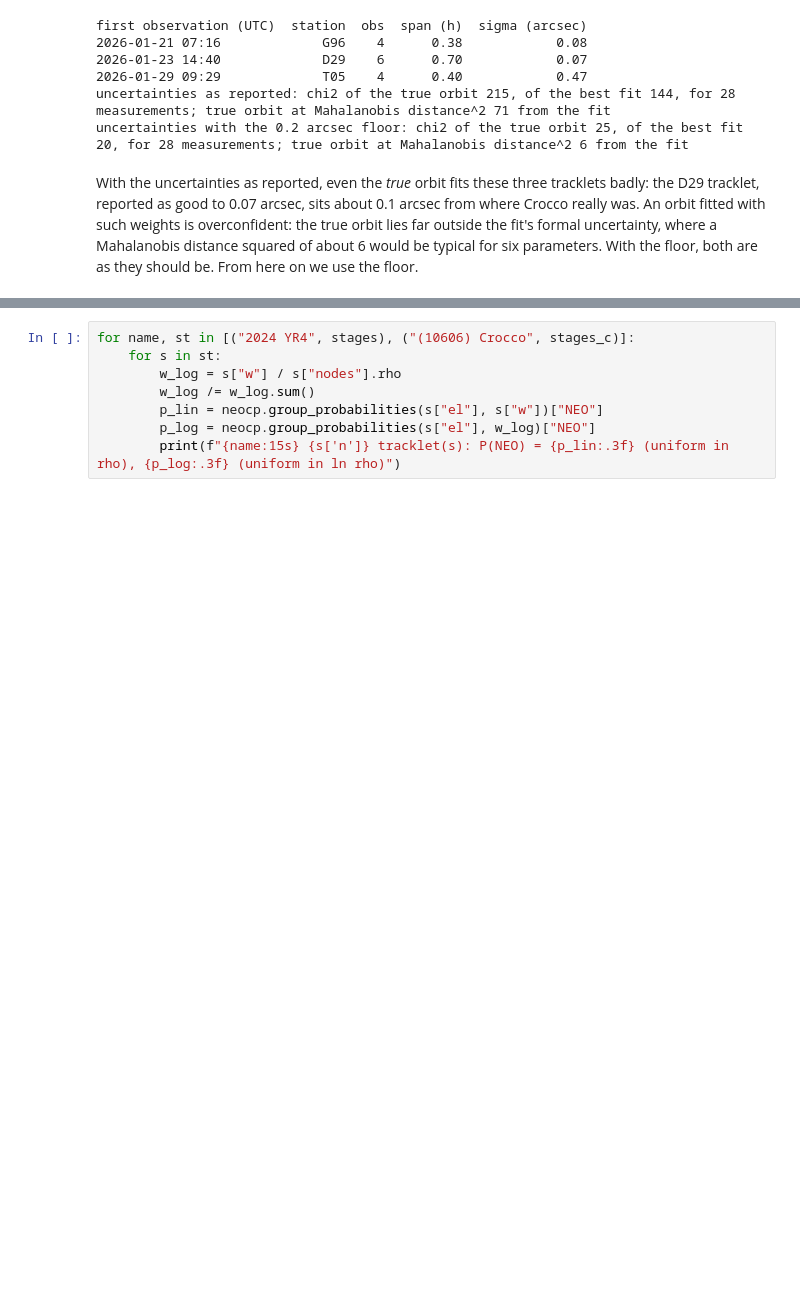
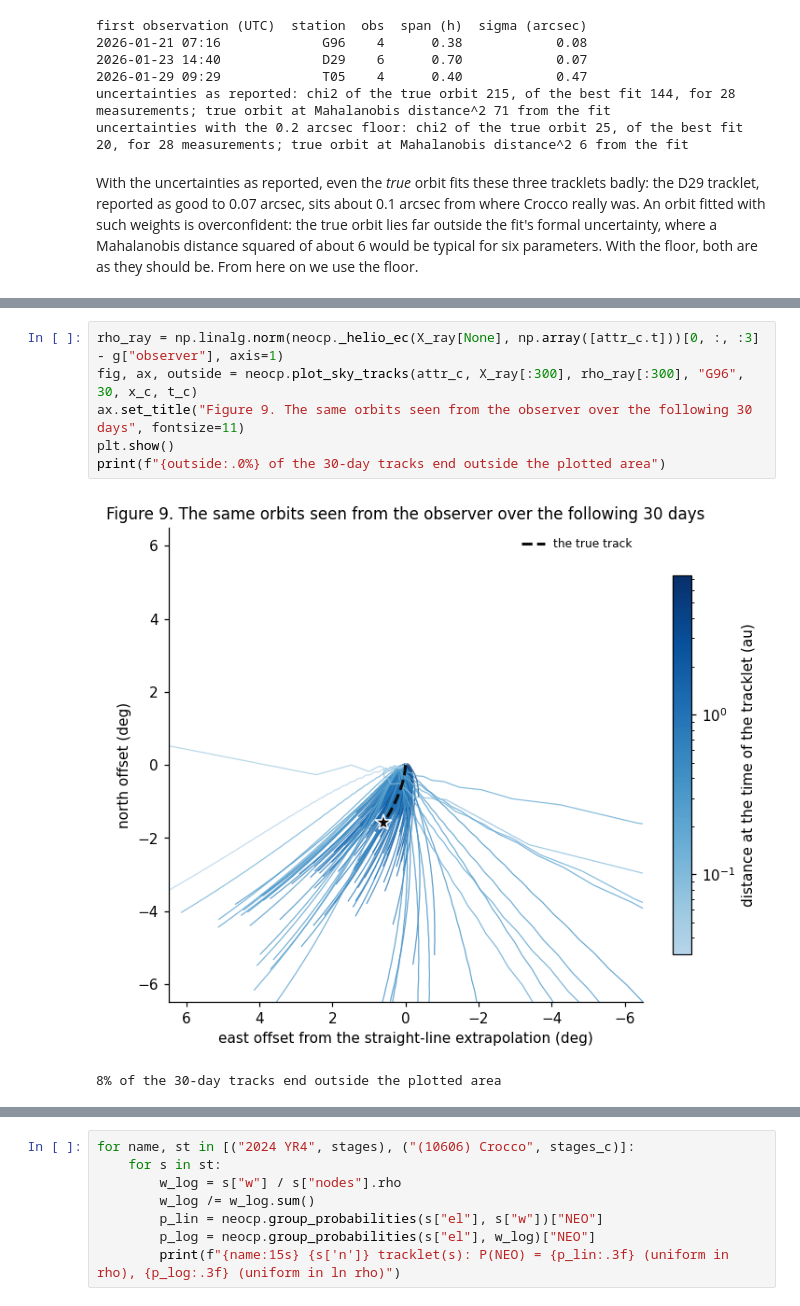
Before and after one commit to matthewjohnpayne/science-notebooks, a Jupyter notebook: notebooks/neocp_uncertainty/neocp_uncertainty.ipynb, the cells around one changed output, grey strips where cells are left out. Drawn from its saved outputs; the diff is of its cells as text; blank space fills up the shorter version.

```diff
--- a/notebooks/neocp_uncertainty/neocp_uncertainty.ipynb
+++ b/notebooks/neocp_uncertainty/neocp_uncertainty.ipynb
@@ -386 +402,10 @@ plt.show()
+# %%
+rho_ray = np.linalg.norm(neocp._helio_ec(X_ray[None], np.array([attr_c.t]))[0, :, :3] - g["observer"], axis=1)
+fig, ax, outside = neocp.plot_sky_tracks(attr_c, X_ray[:300], rho_ray[:300], "G96", 30, x_c, t_c)
+ax.set_title("Figure 9. The same orbits seen from the observer over the following 30 days", fontsize=11)
+plt.show()
+print(f"{outside:.0%} of the 30-day tracks end outside the plotted area")
+# %% [output]
+[figure, added]
+8% of the 30-day tracks end outside the plotted area
 # %% [markdown]
```
Also changed, not shown: parts of 15 cells of this notebook, 2 other files.
